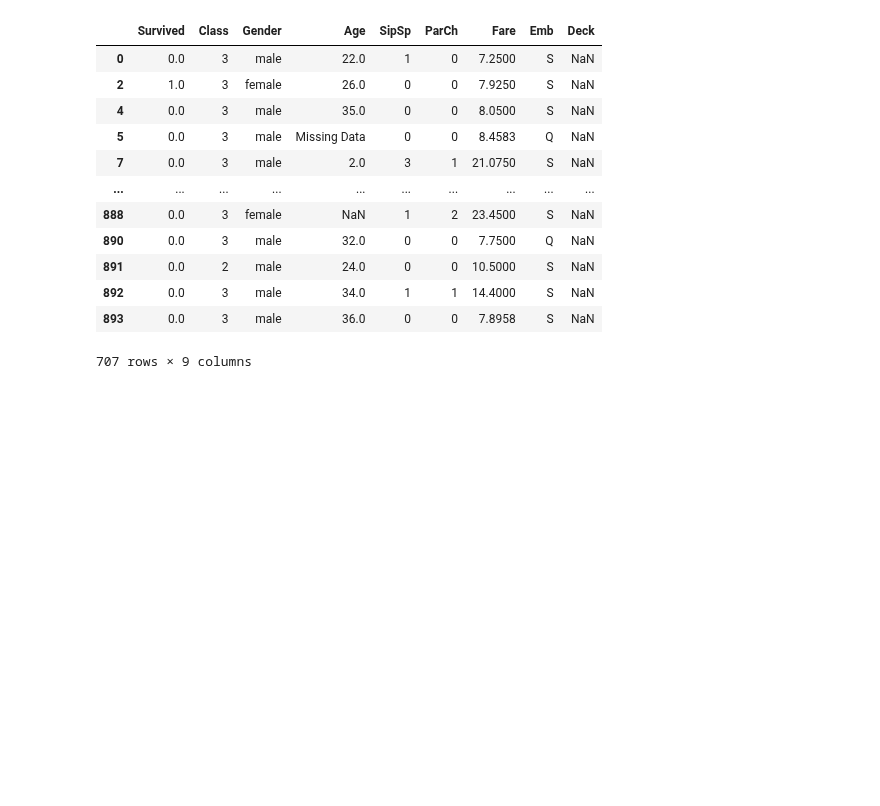
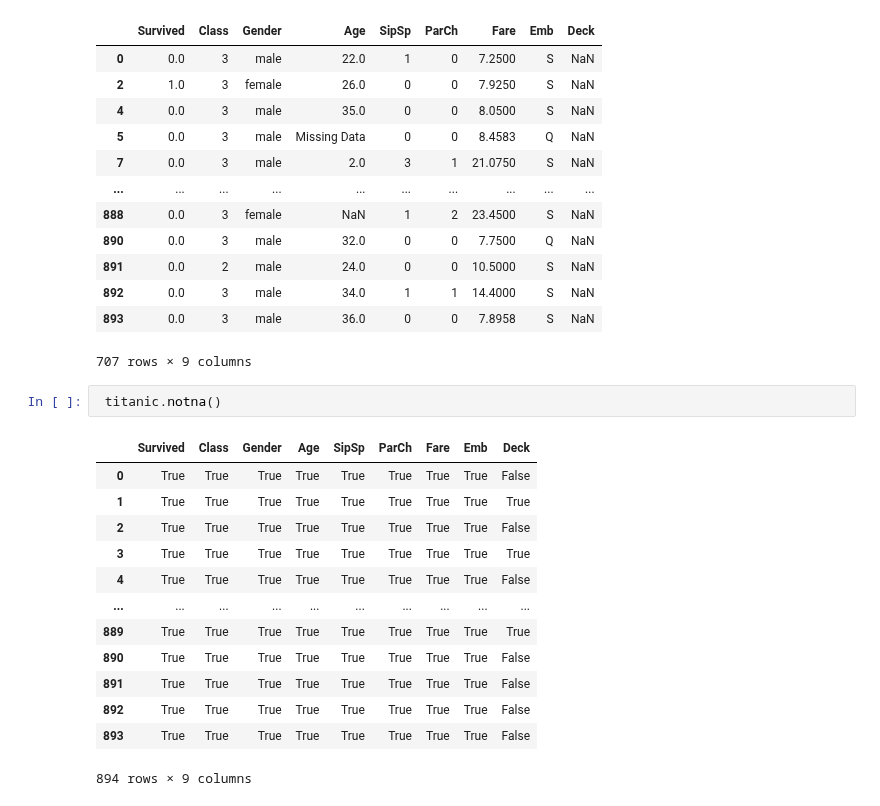
Before and after one commit to alchemistbg/udemy-the-complete-pandas-bootcamp, a Jupyter notebook: Section-13/Cleaning_Data.ipynb, the cells around one changed output. Drawn from its saved outputs; the diff is of its cells as text; blank space fills up the shorter version.

```diff
--- a/Section-13/Cleaning_Data.ipynb
+++ b/Section-13/Cleaning_Data.ipynb
@@ -641,3 +673,19 @@ titanic[titanic.isna().any(axis = 1)]
 | 892 | 0.0 | 3 | male | 34.0 | 1 | 1 | 14.4000 | S | NaN |
 | 893 | 0.0 | 3 | male | 36.0 | 0 | 0 | 7.8958 | S | NaN |
 707 rows × 9 columns
+# %%
+ titanic.notna()
+# %% [output]
+|  | Survived | Class | Gender | Age | SipSp | ParCh | Fare | Emb | Deck |
+| 0 | True | True | True | True | True | True | True | True | False |
+| 1 | True | True | True | True | True | True | True | True | True |
+| 2 | True | True | True | True | True | True | True | True | False |
+| 3 | True | True | True | True | True | True | True | True | True |
+| 4 | True | True | True | True | True | True | True | True | False |
+| ... | ... | ... | ... | ... | ... | ... | ... | ... | ... |
+| 889 | True | True | True | True | True | True | True | True | True |
+| 890 | True | True | True | True | True | True | True | True | False |
+| 891 | True | True | True | True | True | True | True | True | False |
+| 892 | True | True | True | True | True | True | True | True | False |
+| 893 | True | True | True | True | True | True | True | True | False |
+894 rows × 9 columns
```
Also changed, not shown: parts of 49 cells of this notebook.
